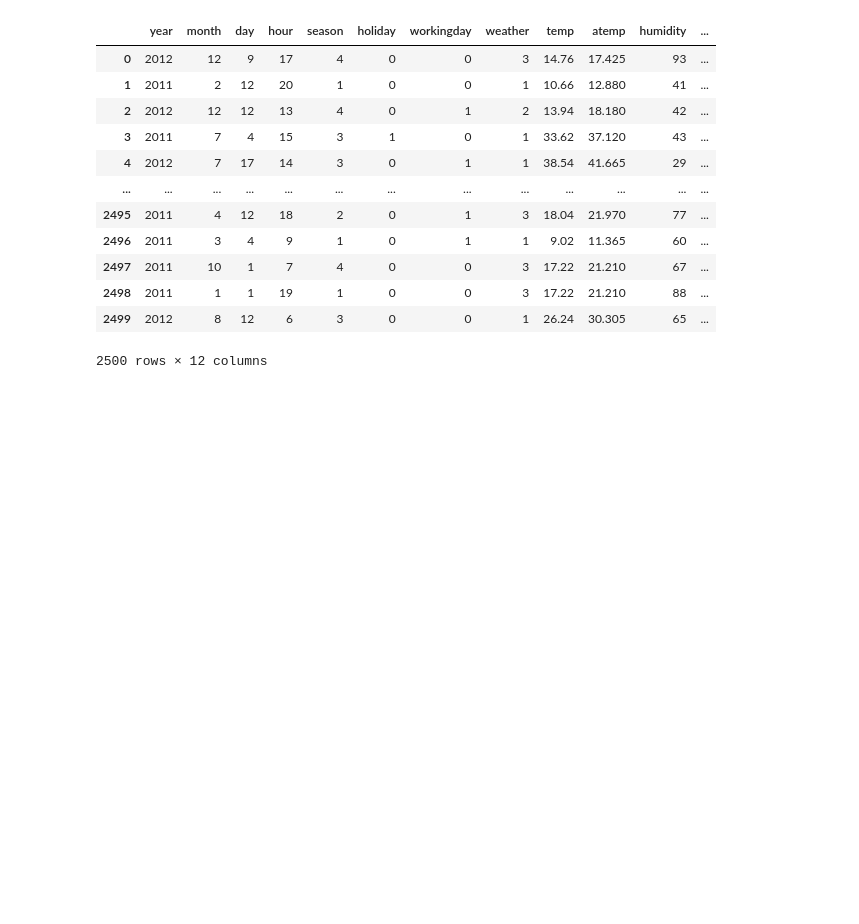
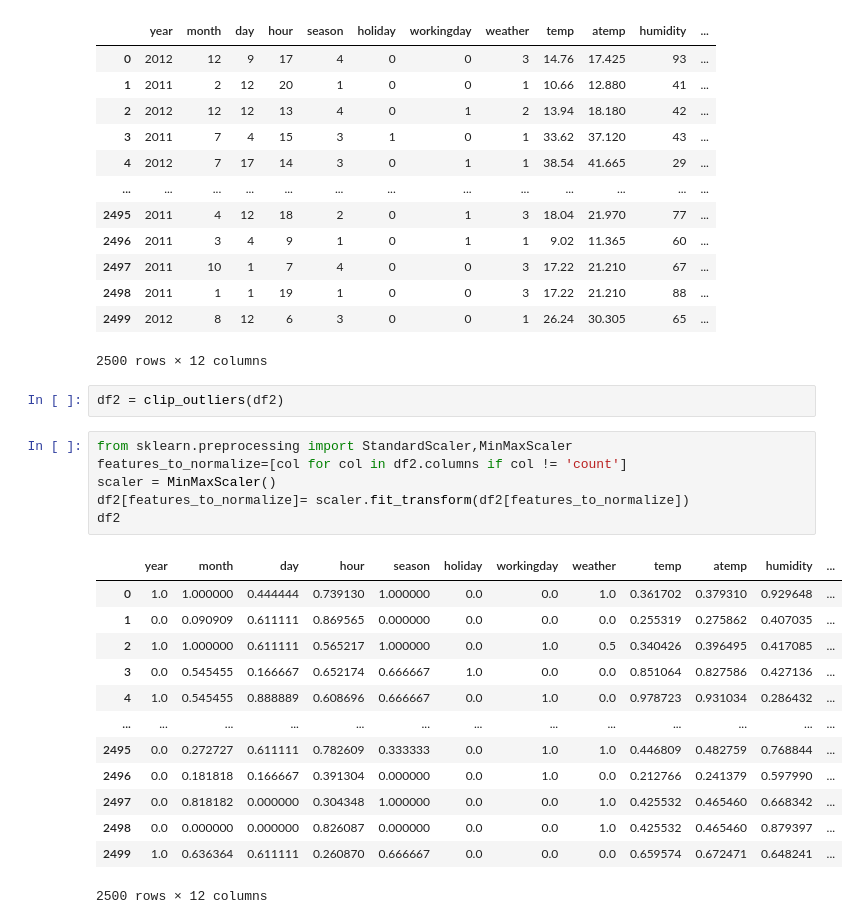
Before and after one commit to RickwestO2/ML_Homework, a Jupyter notebook: HW02/hw2-2.ipynb, the cells around one changed output. Cells and saved outputs as stored; diff of their text form; blank space fills up the shorter version.

```diff
--- a/HW02/hw2-2.ipynb
+++ b/HW02/hw2-2.ipynb
@@ -121,6 +268,28 @@ df2
 | 2498 | 2011 | 1 | 1 | 19 | 1 | 0 | 0 | 3 | 17.22 | 21.210 | 88 | ... |
 | 2499 | 2012 | 8 | 12 | 6 | 3 | 0 | 0 | 1 | 26.24 | 30.305 | 65 | ... |
 2500 rows × 12 columns
+# %%
+df2 = clip_outliers(df2)
+# %%
+from sklearn.preprocessing import StandardScaler,MinMaxScaler
+features_to_normalize=[col for col in df2.columns if col != 'count']
+scaler = MinMaxScaler()
+df2[features_to_normalize]= scaler.fit_transform(df2[features_to_normalize])
+df2
+# %% [output]
+|  | year | month | day | hour | season | holiday | workingday | weather | temp | atemp | humidity | ... |
+| 0 | 1.0 | 1.000000 | 0.444444 | 0.739130 | 1.000000 | 0.0 | 0.0 | 1.0 | 0.361702 | 0.379310 | 0.929648 | ... |
+| 1 | 0.0 | 0.090909 | 0.611111 | 0.869565 | 0.000000 | 0.0 | 0.0 | 0.0 | 0.255319 | 0.275862 | 0.407035 | ... |
+| 2 | 1.0 | 1.000000 | 0.611111 | 0.565217 | 1.000000 | 0.0 | 1.0 | 0.5 | 0.340426 | 0.396495 | 0.417085 | ... |
+| 3 | 0.0 | 0.545455 | 0.166667 | 0.652174 | 0.666667 | 1.0 | 0.0 | 0.0 | 0.851064 | 0.827586 | 0.427136 | ... |
+| 4 | 1.0 | 0.545455 | 0.888889 | 0.608696 | 0.666667 | 0.0 | 1.0 | 0.0 | 0.978723 | 0.931034 | 0.286432 | ... |
+| ... | ... | ... | ... | ... | ... | ... | ... | ... | ... | ... | ... | ... |
+| 2495 | 0.0 | 0.272727 | 0.611111 | 0.782609 | 0.333333 | 0.0 | 1.0 | 1.0 | 0.446809 | 0.482759 | 0.768844 | ... |
+| 2496 | 0.0 | 0.181818 | 0.166667 | 0.391304 | 0.000000 | 0.0 | 1.0 | 0.0 | 0.212766 | 0.241379 | 0.597990 | ... |
+| 2497 | 0.0 | 0.818182 | 0.000000 | 0.304348 | 1.000000 | 0.0 | 0.0 | 1.0 | 0.425532 | 0.465460 | 0.668342 | ... |
+| 2498 | 0.0 | 0.000000 | 0.000000 | 0.826087 | 0.000000 | 0.0 | 0.0 | 1.0 | 0.425532 | 0.465460 | 0.879397 | ... |
+| 2499 | 1.0 | 0.636364 | 0.611111 | 0.260870 | 0.666667 | 0.0 | 0.0 | 0.0 | 0.659574 | 0.672471 | 0.648241 | ... |
+2500 rows × 12 columns
 # %%
 new_pred=model.predict(df2)
 new_pred[new_pred < 0] = 1
```
Also changed, not shown: parts of 11 cells of this notebook, 1 other file.
